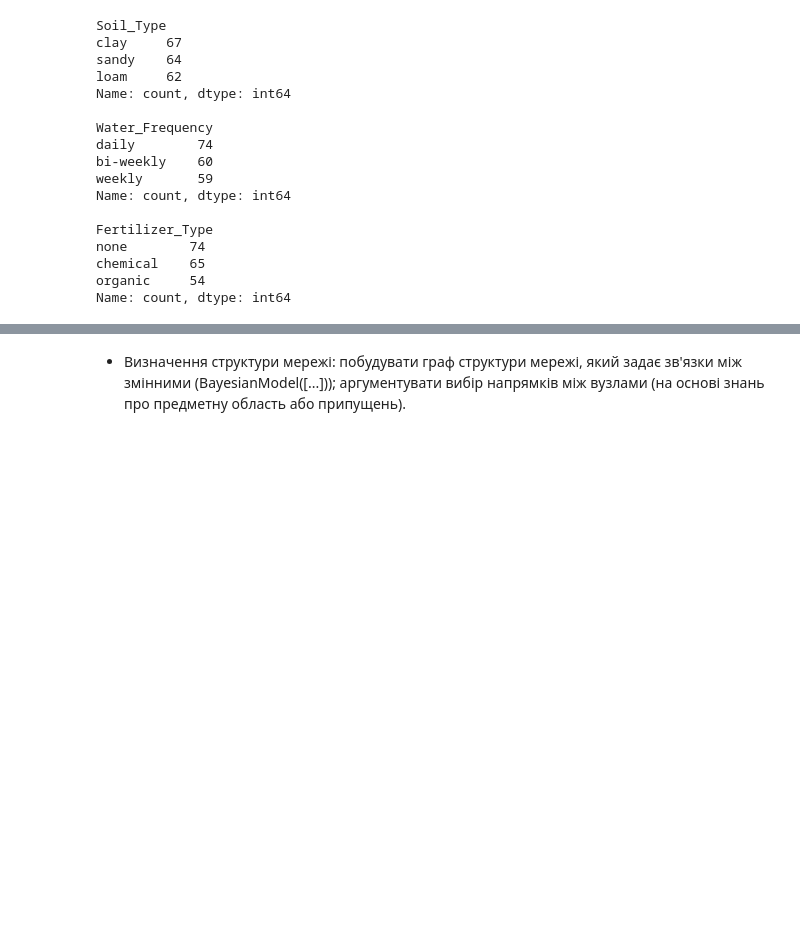
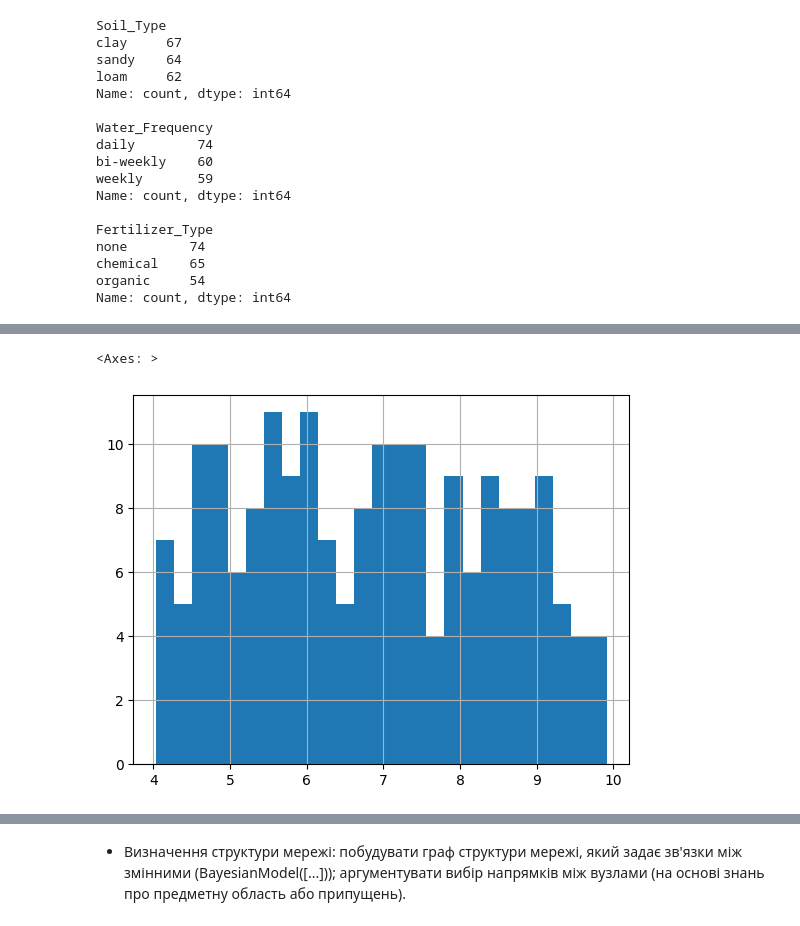
Before and after one commit to vwicky/modeling-labs, a Jupyter notebook: lab-6/lab_6.ipynb, the cells around one changed output, grey strips where cells are left out. Drawn from its saved outputs; the diff is of its cells as text; code cells hidden in the pictures; blank space fills up the shorter version.

```diff
--- a/lab-6/lab_6.ipynb
+++ b/lab-6/lab_6.ipynb
@@ -68,0 +136,5 @@ Name: count, dtype: int64
+# %%
+ds["Sunlight_Hours"].hist(bins=25)
+# %% [output]
+<Axes: >
+[figure, added]
```
Also changed, not shown: parts of 58 cells of this notebook, 6 other files.
